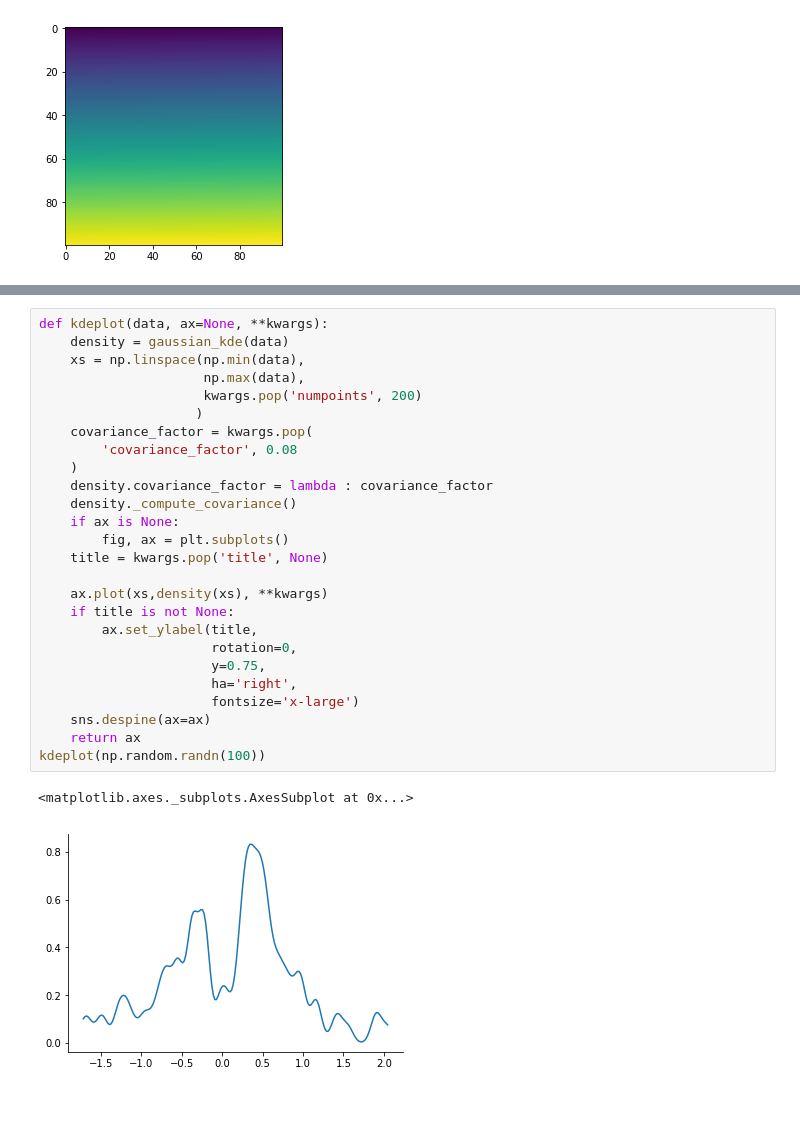
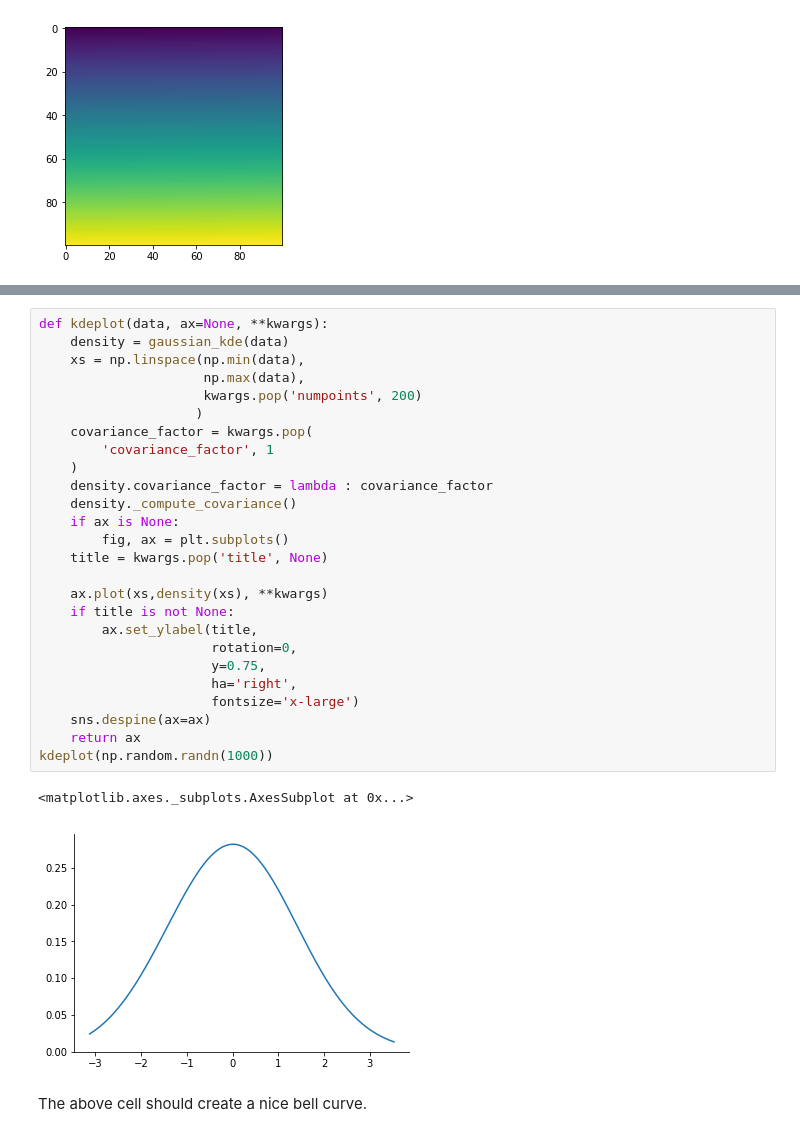
Before and after one commit to bgbg/datascience_dataviz_workshop, a Jupyter notebook: 00-before-we-begin.ipynb, the cells around one changed output, grey strips where cells are left out. Cells and saved outputs as stored; diff of their text form; blank space fills up the shorter version.

```diff
--- a/00-before-we-begin.ipynb
+++ b/00-before-we-begin.ipynb
@@ -45,30 +45,32 @@ The above cell should have created a nice "heatmap" with yellow-green-blue gradi
 # %%
 def kdeplot(data, ax=None, **kwargs):
     density = gaussian_kde(data)
     xs = np.linspace(np.min(data),
                      np.max(data),
                      kwargs.pop('numpoints', 200)
                     )
     covariance_factor = kwargs.pop(
-        'covariance_factor', 0.08
+        'covariance_factor', 1
     )
     density.covariance_factor = lambda : covariance_factor
     density._compute_covariance()
     if ax is None:
         fig, ax = plt.subplots()
     title = kwargs.pop('title', None)
 
     ax.plot(xs,density(xs), **kwargs)
     if title is not None:
         ax.set_ylabel(title,
                       rotation=0,
                       y=0.75,
                       ha='right',
                       fontsize='x-large')
     sns.despine(ax=ax)
     return ax
-kdeplot(np.random.randn(100))
+kdeplot(np.random.randn(1000))
 # %% [output]
 <matplotlib.axes._subplots.AxesSubplot at 0x...>
-[figure, old version]
+[figure, new version]
+# %% [markdown]
+The above cell should create a nice bell curve.
 # %% [markdown]
```
Also changed, not shown: parts of 13 cells of this notebook.
